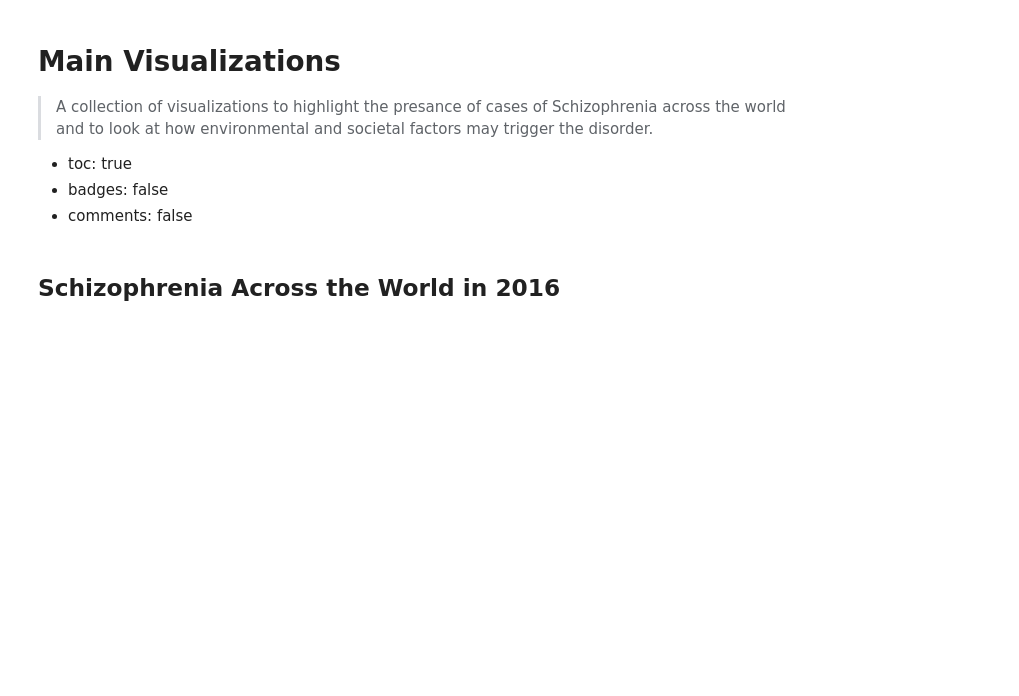
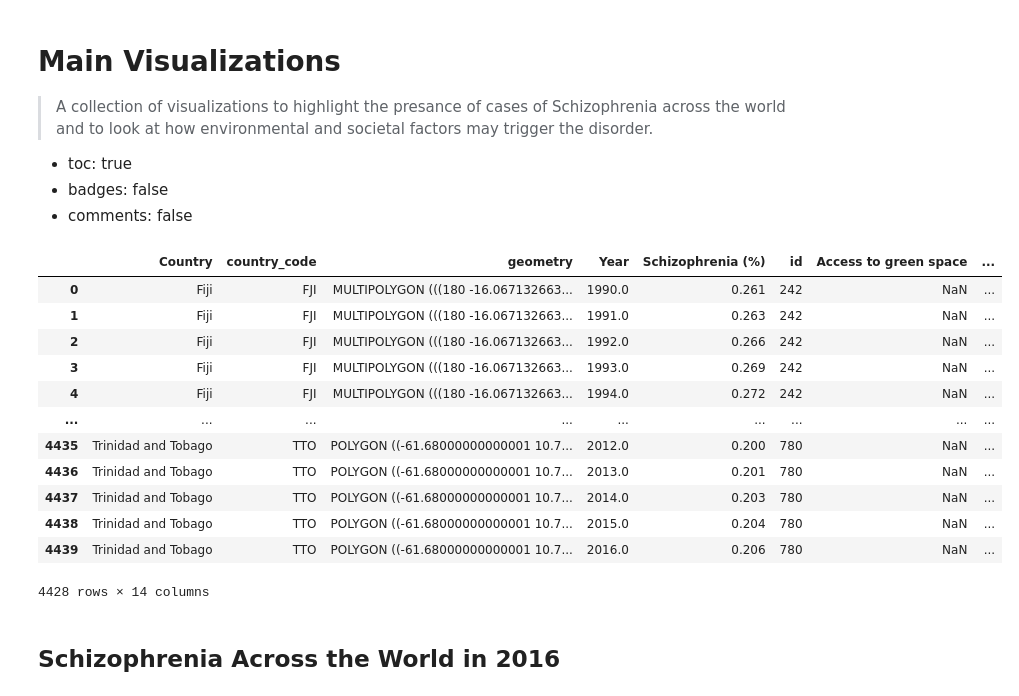
Before and after one commit to jmsummers98/PMIM502, a Jupyter notebook: _notebooks/2022-01-05-PMIM502_website.ipynb, the cells around one changed output. Cells and saved outputs as stored; diff of their text form; code cells hidden in the pictures; blank space fills up the shorter version.

```diff
--- a/_notebooks/2022-01-05-PMIM502_website.ipynb
+++ b/_notebooks/2022-01-05-PMIM502_website.ipynb
@@ -9,29 +9,44 @@
 # %%
 # hide
 # Code Import
 
 ## Imports:
 
 ### Libraries
 import numpy as np
 import pandas as pd
 import altair as alt
 import os, os.path
 import pycountry
 from vega_datasets import data
 
 import country_converter as coco
 import geopandas as gpd
 import json
 
 ### Data
 cwd = os.getcwd()
 df_file = '/schizophrenia_final_df.csv'
 df = pd.read_csv(cwd + df_file)
 
 countries = alt.topo_feature(data.world_110m.url, 'countries')
 
 df = df.dropna(subset=['id'])
 df.id = df.id.astype(int)
+df
+# %% [output]
+|  | Country | country_code | geometry | Year | Schizophrenia (%) | id | Access to green space | ... |
+| 0 | Fiji | FJI | MULTIPOLYGON (((180 -16.067132663... | 1990.0 | 0.261 | 242 | NaN | ... |
+| 1 | Fiji | FJI | MULTIPOLYGON (((180 -16.067132663... | 1991.0 | 0.263 | 242 | NaN | ... |
+| 2 | Fiji | FJI | MULTIPOLYGON (((180 -16.067132663... | 1992.0 | 0.266 | 242 | NaN | ... |
+| 3 | Fiji | FJI | MULTIPOLYGON (((180 -16.067132663... | 1993.0 | 0.269 | 242 | NaN | ... |
+| 4 | Fiji | FJI | MULTIPOLYGON (((180 -16.067132663... | 1994.0 | 0.272 | 242 | NaN | ... |
+| ... | ... | ... | ... | ... | ... | ... | ... | ... |
+| 4435 | Trinidad and Tobago | TTO | POLYGON ((-61.68000000000001 10.7... | 2012.0 | 0.200 | 780 | NaN | ... |
+| 4436 | Trinidad and Tobago | TTO | POLYGON ((-61.68000000000001 10.7... | 2013.0 | 0.201 | 780 | NaN | ... |
+| 4437 | Trinidad and Tobago | TTO | POLYGON ((-61.68000000000001 10.7... | 2014.0 | 0.203 | 780 | NaN | ... |
+| 4438 | Trinidad and Tobago | TTO | POLYGON ((-61.68000000000001 10.7... | 2015.0 | 0.204 | 780 | NaN | ... |
+| 4439 | Trinidad and Tobago | TTO | POLYGON ((-61.68000000000001 10.7... | 2016.0 | 0.206 | 780 | NaN | ... |
+4428 rows × 14 columns
 # %%
 # hide
```
Also changed, not shown: parts of 7 cells of this notebook.
